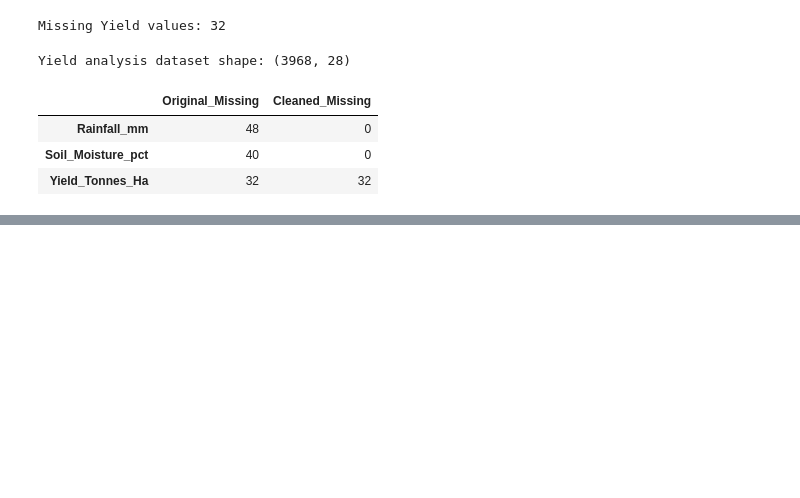
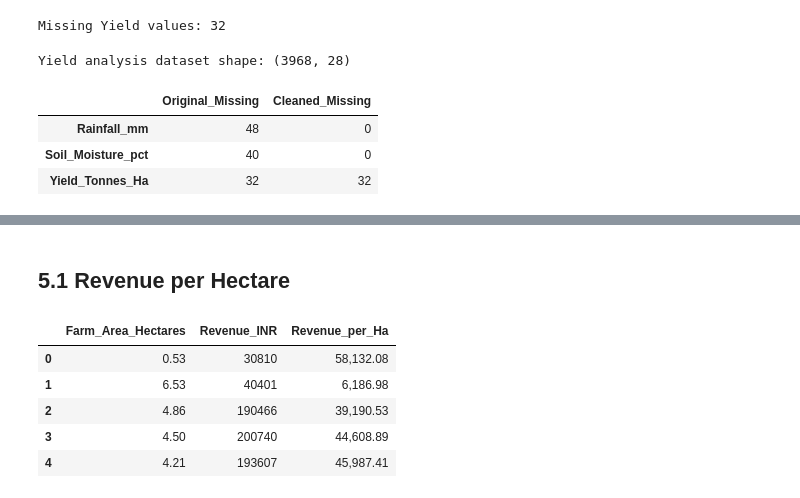
Before and after one commit to TharunPranav2007/Seasonal-Agriculture-Performance-Analysis, a Jupyter notebook: notebooks/seasonal_agriculture_analysis.ipynb, the cells around one changed output, grey strips where cells are left out. Drawn from its saved outputs; the diff is of its cells as text; code cells hidden in the pictures; blank space fills up the shorter version.

```diff
--- a/notebooks/seasonal_agriculture_analysis.ipynb
+++ b/notebooks/seasonal_agriculture_analysis.ipynb
@@ -566,0 +575,19 @@ cleaning_summary
+# %% [markdown]
+## 5.1 Revenue per Hectare
+# %%
+# Calculate revenue generated per hectare
+
+df_clean["Revenue_per_Ha"] = (
+    df_clean["Revenue_INR"] / df_clean["Farm_Area_Hectares"]
+)
+
+df_clean[
+    ["Farm_Area_Hectares", "Revenue_INR", "Revenue_per_Ha"]
+].head()
+# %% [output]
+|  | Farm_Area_Hectares | Revenue_INR | Revenue_per_Ha |
+| 0 | 0.53 | 30810 | 58,132.08 |
+| 1 | 6.53 | 40401 | 6,186.98 |
+| 2 | 4.86 | 190466 | 39,190.53 |
+| 3 | 4.50 | 200740 | 44,608.89 |
+| 4 | 4.21 | 193607 | 45,987.41 |
```
Also changed, not shown: parts of 18 cells of this notebook.
